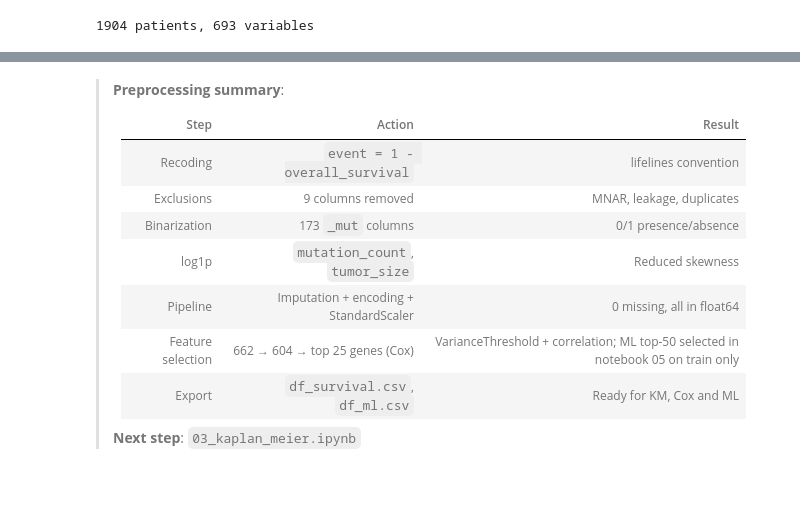
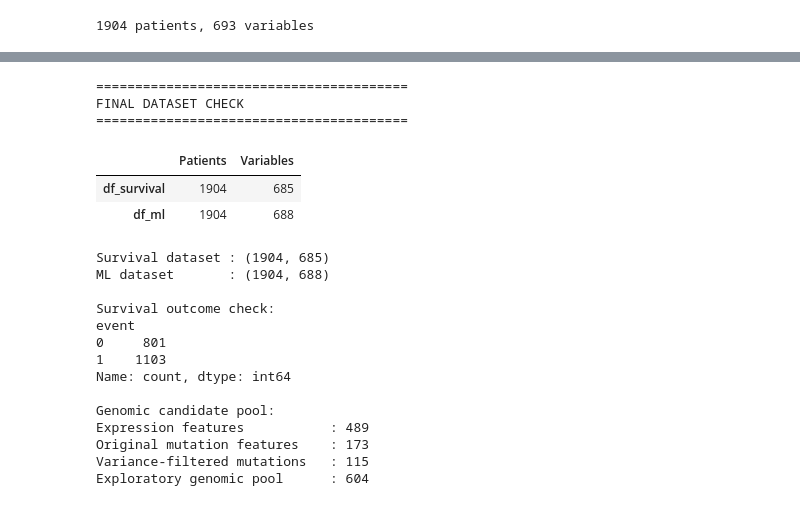
Before and after one commit to juliettebm/METABRIC-Breast-Cancer-Survival-Analysis-Machine-Learning, a Jupyter notebook: notebooks/02_preprocessing.ipynb, the cells around one changed output, grey strips where cells are left out. Saved outputs shown, nothing was run; the diff lists cells and outputs as text; code cells hidden in the pictures.

```diff
--- a/notebooks/02_preprocessing.ipynb
+++ b/notebooks/02_preprocessing.ipynb
@@ -546,16 +578,0 @@ df_ml       : (1904, 655) 49 clinical + 604 candidate genes (top-N selection don
-# %%
-# ── Export
-os.makedirs("../data/processed", exist_ok=True)
-
-df_survival.to_csv("../data/processed/df_survival.csv", index=False)
-df_ml.to_csv("../data/processed/df_ml.csv",       index=False)
-
-# Column groups, so notebook 05 can select genes on the training set only
-import json
-with open("../data/processed/feature_groups.json", "w") as fh:
-    json.dump({"clinical": clinical_cols_clean, "genes": cols_var}, fh)
-
-print(f"\nFiles exported in ../data/processed/")
-for f in os.listdir("../data/processed/"):
-    size = os.path.getsize(f"../data/processed/{f}") / 1024
-    print(f"  {f} — {size:.1f} Ko")
@@ -568,14 +579,50 @@ Files exported in ../data/processed/
-# %% [markdown]
-> **Preprocessing summary**:
->
-> | Step | Action | Result |
-> |---|---|---|
-> | Recoding | `event = 1 - overall_survival` | lifelines convention |
-> | Exclusions | 9 columns removed | MNAR, leakage, duplicates |
-> | Binarization | 173 `_mut` columns | 0/1 presence/absence |
-> | log1p | `mutation_count`, `tumor_size` | Reduced skewness |
-> | Pipeline | Imputation + encoding + StandardScaler | 0 missing, all in float64 |
-> | Feature selection | 662 → 604 → top 25 genes (Cox) | VarianceThreshold + correlation; ML top-50 selected in notebook 05 on train only |
-> | Export | `df_survival.csv`, `df_ml.csv` | Ready for KM, Cox and ML |
->
-> **Next step**: `03_kaplan_meier.ipynb`
+# %%
+print("=" * 40)
+print("FINAL DATASET CHECK")
+print("=" * 40)
+
+summary_export = pd.DataFrame({
+    "Patients": [
+        df_survival.shape[0],
+        df_ml.shape[0]
+    ],
+    "Variables": [
+        df_survival.shape[1],
+        df_ml.shape[1]
+    ]
+}, index=["df_survival", "df_ml"])
+
+display(summary_export)
+
+print(f"Survival dataset : {df_survival.shape}")
+print(f"ML dataset       : {df_ml.shape}")
+
+print("\nSurvival outcome check:")
+print(df_survival["event"].value_counts().sort_index())
+
+print("\nGenomic candidate pool:")
+print(f"Expression features           : {len(expr_cols)}")
+print(f"Original mutation features    : {len(mut_cols)}")
+print(f"Variance-filtered mutations   : {len(mut_cols_filtered)}")
+print(f"Exploratory genomic pool      : {len(genomic_cols_filtered)}")
+# %% [output]
+========================================
+FINAL DATASET CHECK
+========================================
+|  | Patients | Variables |
+| df_survival | 1904 | 685 |
+| df_ml | 1904 | 688 |
+Survival dataset : (1904, 685)
+ML dataset       : (1904, 688)
+
+Survival outcome check:
+event
+0     801
+1    1103
+Name: count, dtype: int64
+
+Genomic candidate pool:
+Expression features           : 489
+Original mutation features    : 173
+Variance-filtered mutations   : 115
+Exploratory genomic pool      : 604
```
Also changed, not shown: parts of 45 cells of this notebook.
